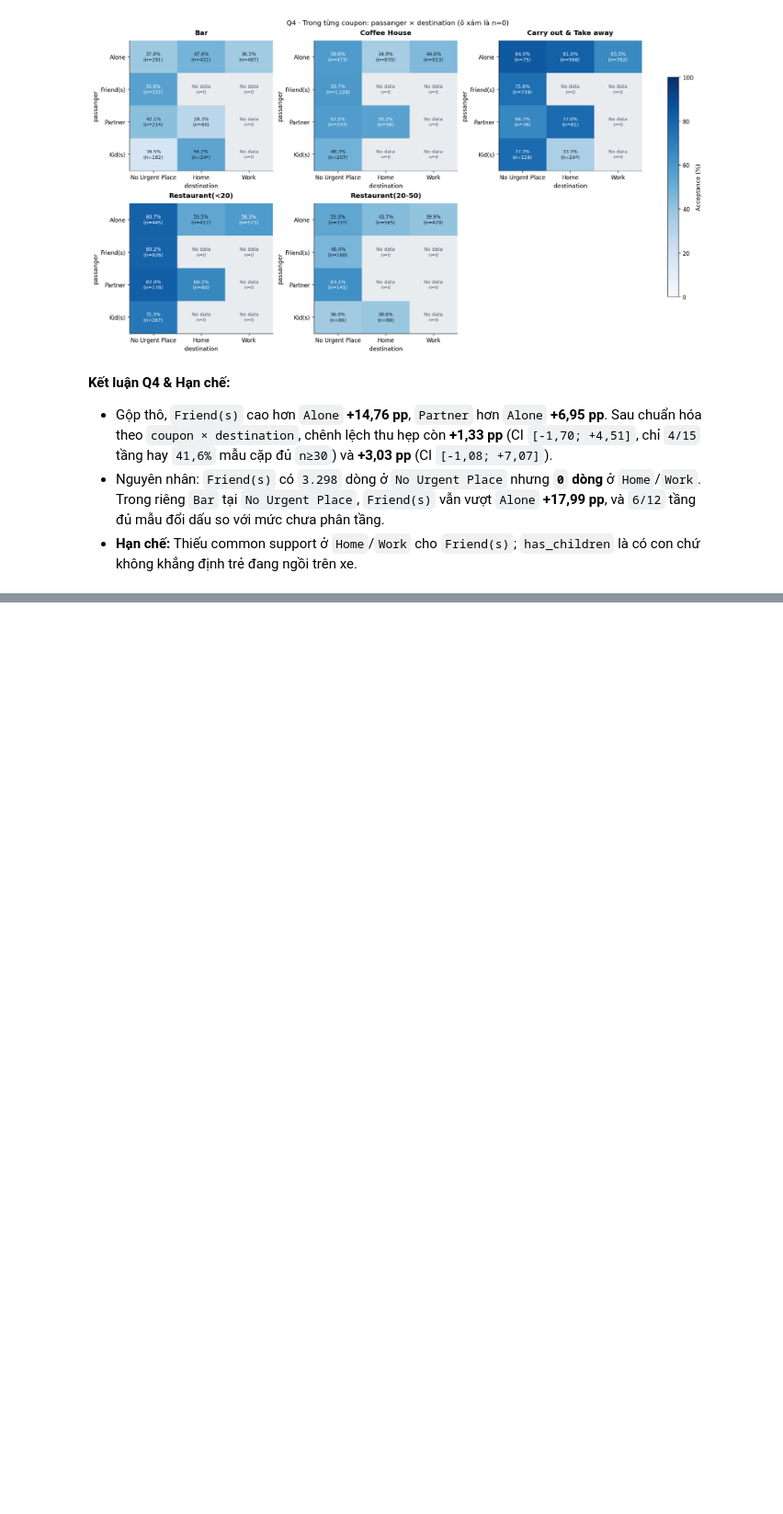
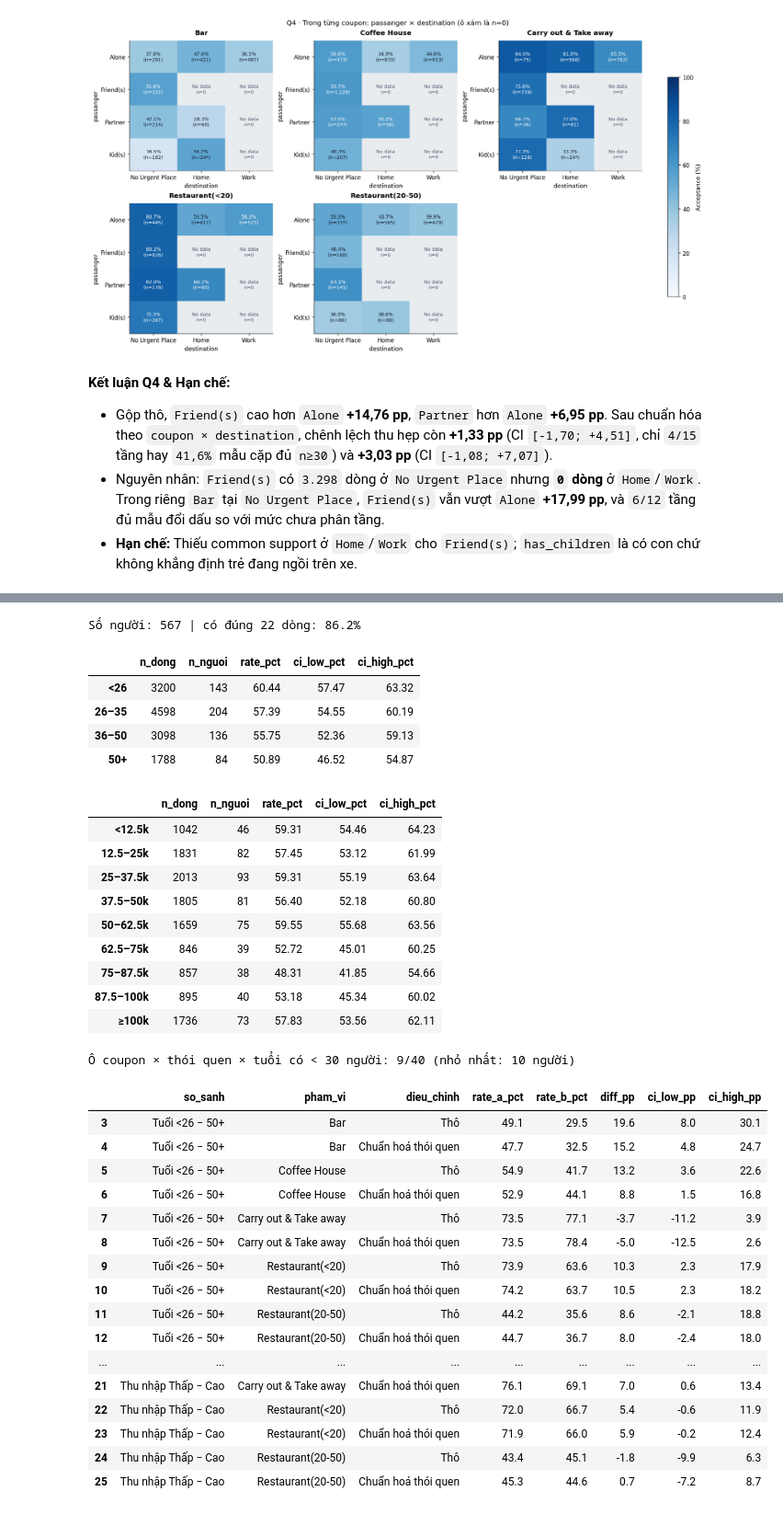
Before and after one commit to TrNhDuong/in-vehicle-coupon-analysis, a Jupyter notebook: notebooks/02_analysis.ipynb, the cells around one changed output, grey strips where cells are left out. Shown at 92% size. Drawn from its saved outputs; the diff is of its cells as text; code cells hidden in the pictures; blank space fills up the shorter version.

```diff
--- a/notebooks/02_analysis.ipynb
+++ b/notebooks/02_analysis.ipynb
@@ -535,3 +537,65 @@ WindowsPath('C:/Users/MY MSI/Desktop/Môn học/Chuyên ngành/Data Science Prog
+# %%
+# Kiểm tra respondent_id: phần lớn người có đúng 22 dòng (khớp thiết kế khảo sát)
+rows_per_person = q5["respondent_id"].value_counts()
+print(f"Số người: {len(rows_per_person)} | có đúng 22 dòng: {(rows_per_person == 22).mean():.1%}")
+
+# Bảng nhóm có n: số dòng, số người, tỷ lệ chấp nhận và CI 95% theo người (toàn mẫu, chưa kiểm soát)
+def group_table(data, col):
+    ci = cluster_rates_ci(data, col)
+    ci["n_dong"] = data.groupby(col, observed=False).size()
+    ci["n_nguoi"] = data.groupby(col, observed=False)["respondent_id"].nunique()
+    return ci[["n_dong", "n_nguoi", "rate_pct", "ci_low_pct", "ci_high_pct"]]
+
+q5_age_table = group_table(q5, "age_group")
+q5_income_table = group_table(q5, "income")
+q5_income_table.index = INCOME_SHORT
+display(q5_age_table)
+display(q5_income_table)
+save_table(q5_age_table.reset_index(names="age_group"), "q5_age_groups")
+save_table(q5_income_table.reset_index(names="income"), "q5_income_levels")
+
+# Ô nhỏ: đếm số người trong từng ô coupon × thói quen × nhóm tuổi (5 × 2 × 4 = 40 ô)
+cell_people = q5_cc.groupby(["coupon", "frequent_user", "age_group"], observed=False)["respondent_id"].nunique()
+print(f"Ô coupon × thói quen × tuổi có < 30 người: {(cell_people < 30).sum()}/{len(cell_people)} (nhỏ nhất: {cell_people.min()} người)")
+
+# Chênh lệch trong từng loại coupon (D4 + D5): thô và sau khi chuẩn hoá thói quen
+per_coupon = q5_contrasts[q5_contrasts["pham_vi"] != "Tất cả coupon"]
+display(per_coupon[["so_sanh", "pham_vi", "dieu_chinh", "rate_a_pct", "rate_b_pct", "diff_pp", "ci_low_pp", "ci_high_pp"]])
+# %% [output]
+Số người: 567 | có đúng 22 dòng: 86.2%
+|  | n_dong | n_nguoi | rate_pct | ci_low_pct | ci_high_pct |
+| <26 | 3200 | 143 | 60.44 | 57.47 | 63.32 |
+| 26–35 | 4598 | 204 | 57.39 | 54.55 | 60.19 |
+| 36–50 | 3098 | 136 | 55.75 | 52.36 | 59.13 |
+| 50+ | 1788 | 84 | 50.89 | 46.52 | 54.87 |
+|  | n_dong | n_nguoi | rate_pct | ci_low_pct | ci_high_pct |
+| <12.5k | 1042 | 46 | 59.31 | 54.46 | 64.23 |
+| 12.5–25k | 1831 | 82 | 57.45 | 53.12 | 61.99 |
+| 25–37.5k | 2013 | 93 | 59.31 | 55.19 | 63.64 |
+| 37.5–50k | 1805 | 81 | 56.40 | 52.18 | 60.80 |
+| 50–62.5k | 1659 | 75 | 59.55 | 55.68 | 63.56 |
+| 62.5–75k | 846 | 39 | 52.72 | 45.01 | 60.25 |
+| 75–87.5k | 857 | 38 | 48.31 | 41.85 | 54.66 |
+| 87.5–100k | 895 | 40 | 53.18 | 45.34 | 60.02 |
+| ≥100k | 1736 | 73 | 57.83 | 53.56 | 62.11 |
+Ô coupon × thói quen × tuổi có < 30 người: 9/40 (nhỏ nhất: 10 người)
+|  | so_sanh | pham_vi | dieu_chinh | rate_a_pct | rate_b_pct | diff_pp | ci_low_pp | ci_high_pp |
+| 3 | Tuổi <26 − 50+ | Bar | Thô | 49.1 | 29.5 | 19.6 | 8.0 | 30.1 |
+| 4 | Tuổi <26 − 50+ | Bar | Chuẩn hoá thói quen | 47.7 | 32.5 | 15.2 | 4.8 | 24.7 |
+| 5 | Tuổi <26 − 50+ | Coffee House | Thô | 54.9 | 41.7 | 13.2 | 3.6 | 22.6 |
+| 6 | Tuổi <26 − 50+ | Coffee House | Chuẩn hoá thói quen | 52.9 | 44.1 | 8.8 | 1.5 | 16.8 |
+| 7 | Tuổi <26 − 50+ | Carry out & Take away | Thô | 73.5 | 77.1 | -3.7 | -11.2 | 3.9 |
+| 8 | Tuổi <26 − 50+ | Carry out & Take away | Chuẩn hoá thói quen | 73.5 | 78.4 | -5.0 | -12.5 | 2.6 |
+| 9 | Tuổi <26 − 50+ | Restaurant(<20) | Thô | 73.9 | 63.6 | 10.3 | 2.3 | 17.9 |
+| 10 | Tuổi <26 − 50+ | Restaurant(<20) | Chuẩn hoá thói quen | 74.2 | 63.7 | 10.5 | 2.3 | 18.2 |
+| 11 | Tuổi <26 − 50+ | Restaurant(20-50) | Thô | 44.2 | 35.6 | 8.6 | -2.1 | 18.8 |
+| 12 | Tuổi <26 − 50+ | Restaurant(20-50) | Chuẩn hoá thói quen | 44.7 | 36.7 | 8.0 | -2.4 | 18.0 |
+| ... | ... | ... | ... | ... | ... | ... | ... | ... |
+| 21 | Thu nhập Thấp − Cao | Carry out & Take away | Chuẩn hoá thói quen | 76.1 | 69.1 | 7.0 | 0.6 | 13.4 |
+| 22 | Thu nhập Thấp − Cao | Restaurant(<20) | Thô | 72.0 | 66.7 | 5.4 | -0.6 | 11.9 |
+| 23 | Thu nhập Thấp − Cao | Restaurant(<20) | Chuẩn hoá thói quen | 71.9 | 66.0 | 5.9 | -0.2 | 12.4 |
+| 24 | Thu nhập Thấp − Cao | Restaurant(20-50) | Thô | 43.4 | 45.1 | -1.8 | -9.9 | 6.3 |
+| 25 | Thu nhập Thấp − Cao | Restaurant(20-50) | Chuẩn hoá thói quen | 45.3 | 44.6 | 0.7 | -7.2 | 8.7 |
 # %%
 set_style()
 coupon_ord_q5 = ["Coffee House", "Bar", "Carry out & Take away", "Restaurant(<20)", "Restaurant(20-50)"]
```
Also changed, not shown: parts of 5 cells of this notebook.
